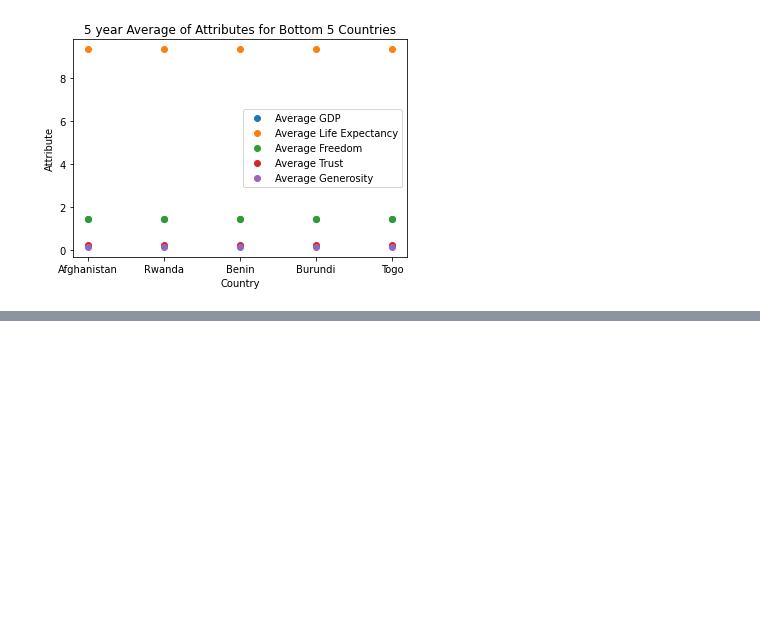
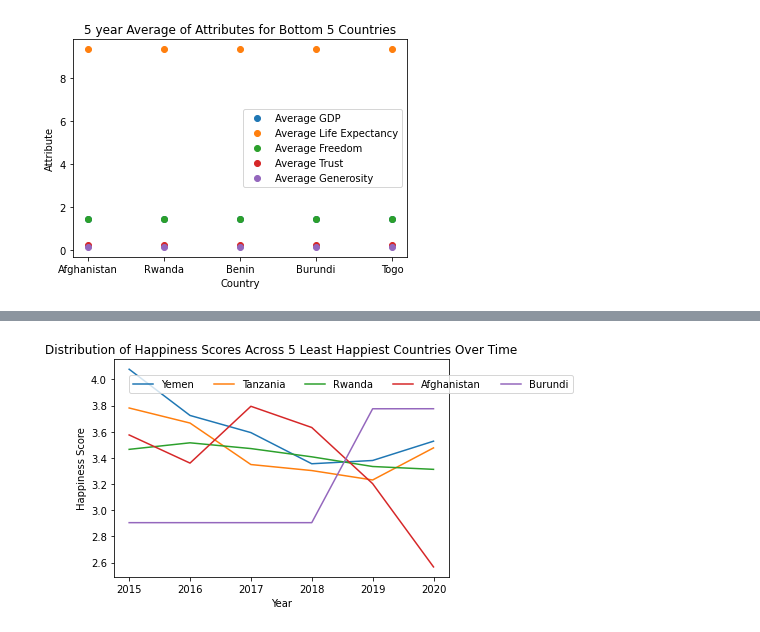
Before and after one commit to gordonwu66/gordonwu66.github.io, a Jupyter notebook: Happiness Tutorial.ipynb, the cells around one changed output, grey strips where cells are left out. Saved outputs shown, nothing was run; the diff lists cells and outputs as text; code cells hidden in the pictures; blank space fills up the shorter version.

```diff
--- a/Happiness Tutorial.ipynb
+++ b/Happiness Tutorial.ipynb
@@ -6,12 +6,12 @@ import numpy as num
 import matplotlib.pyplot as plt
 # %%
 # reading in each csv
-df_2015 = pd.read_csv('Data/2015.csv')
-df_2016 = pd.read_csv('Data/2016.csv')
-df_2017 = pd.read_csv('Data/2017.csv')
-df_2018 = pd.read_csv('Data/2018.csv')
-df_2019 = pd.read_csv('Data/2019.csv')
-df_2020 = pd.read_csv('Data/2020.csv')
+df_2015 = pd.read_csv('2015.csv')
+df_2016 = pd.read_csv('2016.csv')
+df_2017 = pd.read_csv('2017.csv')
+df_2018 = pd.read_csv('2018.csv')
+df_2019 = pd.read_csv('2019.csv')
+df_2020 = pd.read_csv('2020.csv')
 # %%
 # renaming columns so that it is more organized when merging
 df_2017['Country'].nunique()
@@ -334,0 +380,15 @@ Text(0.5, 1.0, '5 year Average of Attributes for Bottom 5 Countries')
+# %%
+bottom5 = ['Yemen', 'Tanzania', 'Rwanda', 'Afghanistan', 'Burundi']
+for country in bottom5:
+    plt.plot(happiness[country], label=country)
+    plt.legend(country)
+
+
+yMax = plt.ylim()[1]
+plt.title("Distribution of Happiness Scores Across 5 Least Happiest Countries Over Time")
+plt.xlabel("Year")
+plt.ylabel("Happiness Score")
+plt.legend(bbox_to_anchor=(0.03,0.95), loc=2, ncol=5)
+plt.show()
+# %% [output]
+[figure, added]
```
Also changed, not shown: parts of 7 cells of this notebook.
